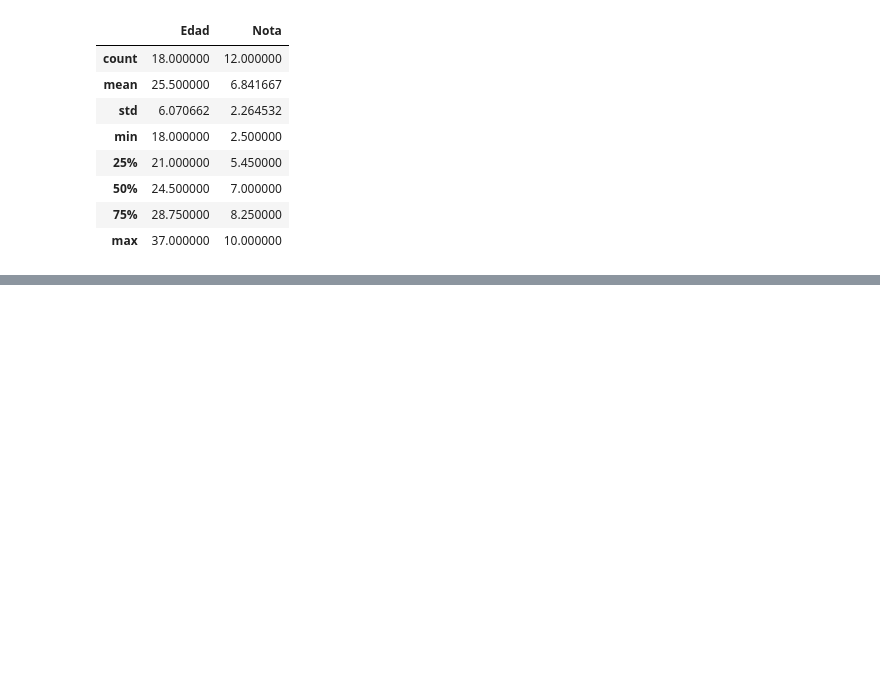
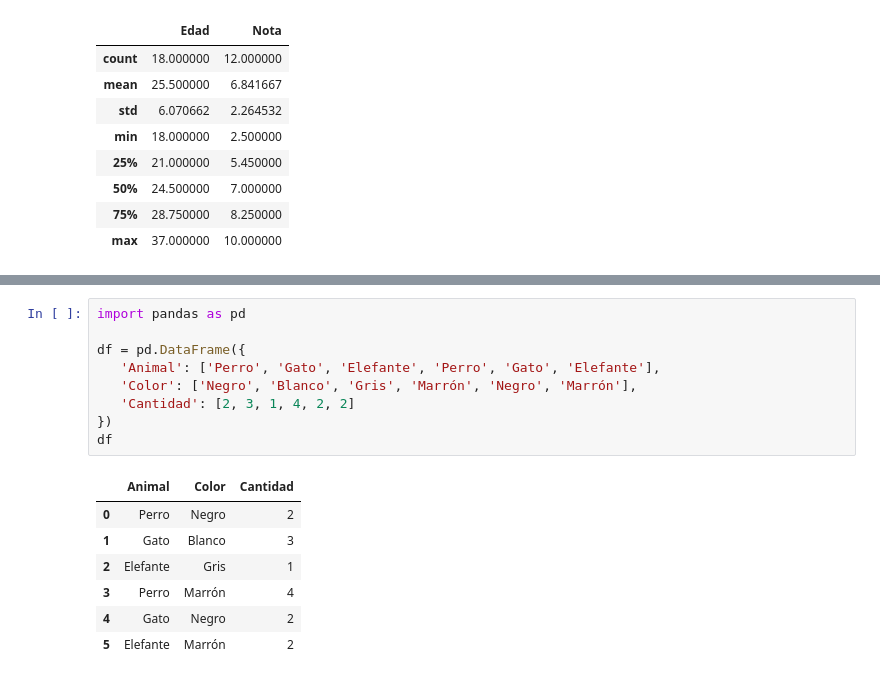
Before and after one commit to Yaaxek/Pandas.1, a Jupyter notebook: Alumnos.ipynb, the cells around one changed output, grey strips where cells are left out. Drawn from its saved outputs; the diff is of its cells as text; blank space fills up the shorter version.

```diff
--- a/Alumnos.ipynb
+++ b/Alumnos.ipynb
@@ -106,0 +217,17 @@ datos.describe()
+# %%
+import pandas as pd
+
+df = pd.DataFrame({
+   'Animal': ['Perro', 'Gato', 'Elefante', 'Perro', 'Gato', 'Elefante'],
+   'Color': ['Negro', 'Blanco', 'Gris', 'Marrón', 'Negro', 'Marrón'],
+   'Cantidad': [2, 3, 1, 4, 2, 2]
+})
+df
+# %% [output]
+|  | Animal | Color | Cantidad |
+| 0 | Perro | Negro | 2 |
+| 1 | Gato | Blanco | 3 |
+| 2 | Elefante | Gris | 1 |
+| 3 | Perro | Marrón | 4 |
+| 4 | Gato | Negro | 2 |
+| 5 | Elefante | Marrón | 2 |
```
Also changed, not shown: parts of 35 cells of this notebook.
